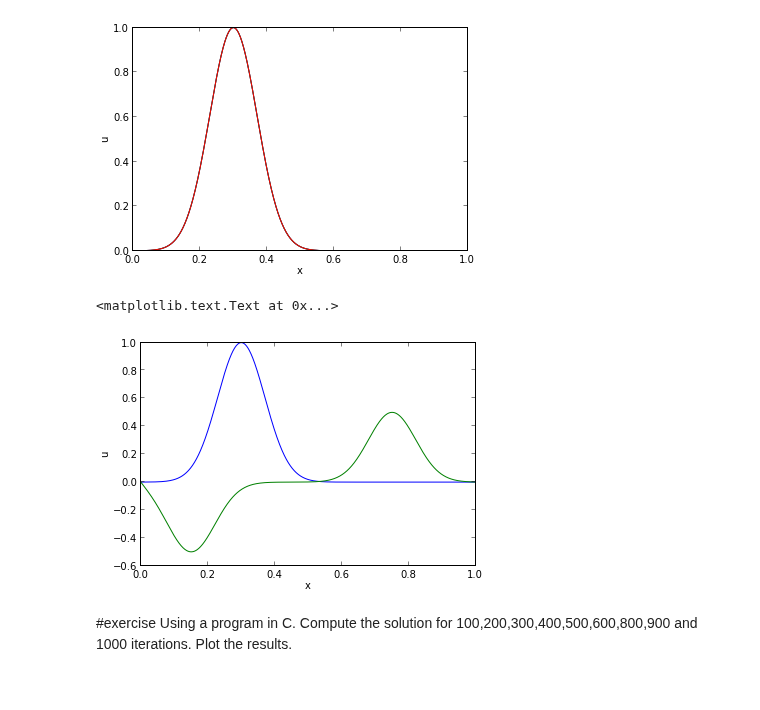
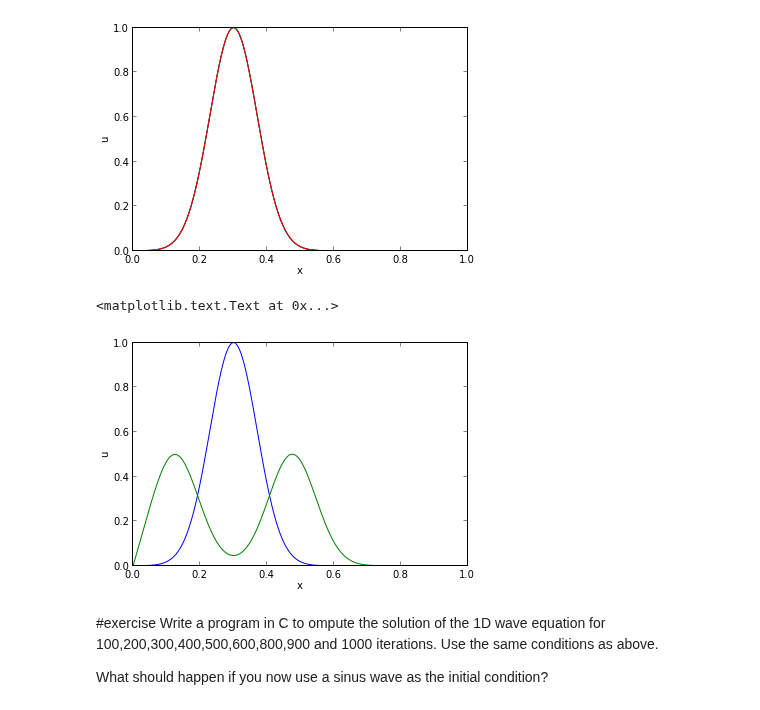
Before and after one commit to dhuertasanchez/ComputationalMethods, a Jupyter notebook: notes/PDE.ipynb, the cells around one changed output. Saved outputs shown, nothing was run; the diff lists cells and outputs as text; code cells hidden in the pictures.

Commit message:
new names for the arrays, new exercise

```diff
--- a/notes/PDE.ipynb
+++ b/notes/PDE.ipynb
@@ -151,21 +150,23 @@ delta_t = 0.0005
 c = 1.0
 r = c * delta_t / delta_x
 
-print r
+print r # remember, this should be less than 1.0 for this scheme to work
 
 #fixed boundary conditions
 u_initial[0] = 0.0
 u_initial[n_points-1] = 0.0
 
-u_new = u_initial.copy() #simple copy of the array
+u_future = zeros(n_points)
+u_future[0] = 0.0
+u_future[n_points-1] = 0.0
 
 for i in range(1,n_points-1):
-    u_new[i] = u_initial[i] + (r**2/2.0) * (u_initial[i+1] - 2.0 * u_initial[i] + u_initial[i-1])
+    u_future[i] = u_initial[i] + (r**2/2.0) * (u_initial[i+1] - 2.0 * u_initial[i] + u_initial[i-1])
 
 #create a new variable to hold the previous value
-u_last = u_initial.copy()
+u_past = u_initial.copy()
 #create a new variable to hold the present value
-u_now = u_new.copy()
+u_present = u_future.copy()
 # %% [output]
 0.4995
 # %%
@@ -179,21 +180,23 @@ plt.ylabel('u')
 [figure]
 # %%
 #next iterations
-n_time = 900
+n_time = 350
 for j in range(n_time):
     for i in range(1,n_points-1):
-        u_new[i] = (2.0*(1.0-r**2))*u_now[i] - u_last[i] + (r**2)*(u_now[i+1] +  u_now[i-1])
-    u_last = u_now.copy()
+        u_future[i] = (2.0*(1.0-r**2))*u_present[i] - u_past[i] + (r**2)*(u_present[i+1] +  u_present[i-1])
+    u_past = u_present.copy()
     #create a new variable to hold the present value
-    u_now = u_new.copy()
+    u_present = u_future.copy()
 # %%
 plot(x, u_initial)
-plot(x, u_now)
+plot(x, u_present)
 plt.xlabel('x')
 plt.ylabel('u')
 # %% [output]
 <matplotlib.text.Text at 0x...>
-[figure, old version]
+[figure, new version]
 # %% [markdown]
 #exercise
-Using a program in C. Compute the solution for 100,200,300,400,500,600,800,900 and 1000 iterations. Plot the results.
+Write a program in C to ompute the solution of the 1D wave equation for 100,200,300,400,500,600,800,900 and 1000 iterations. Use the same conditions as above.
+
+What should happen if you now use a sinus wave as the initial condition?
```
Also changed, not shown: parts of 4 cells of this notebook.
